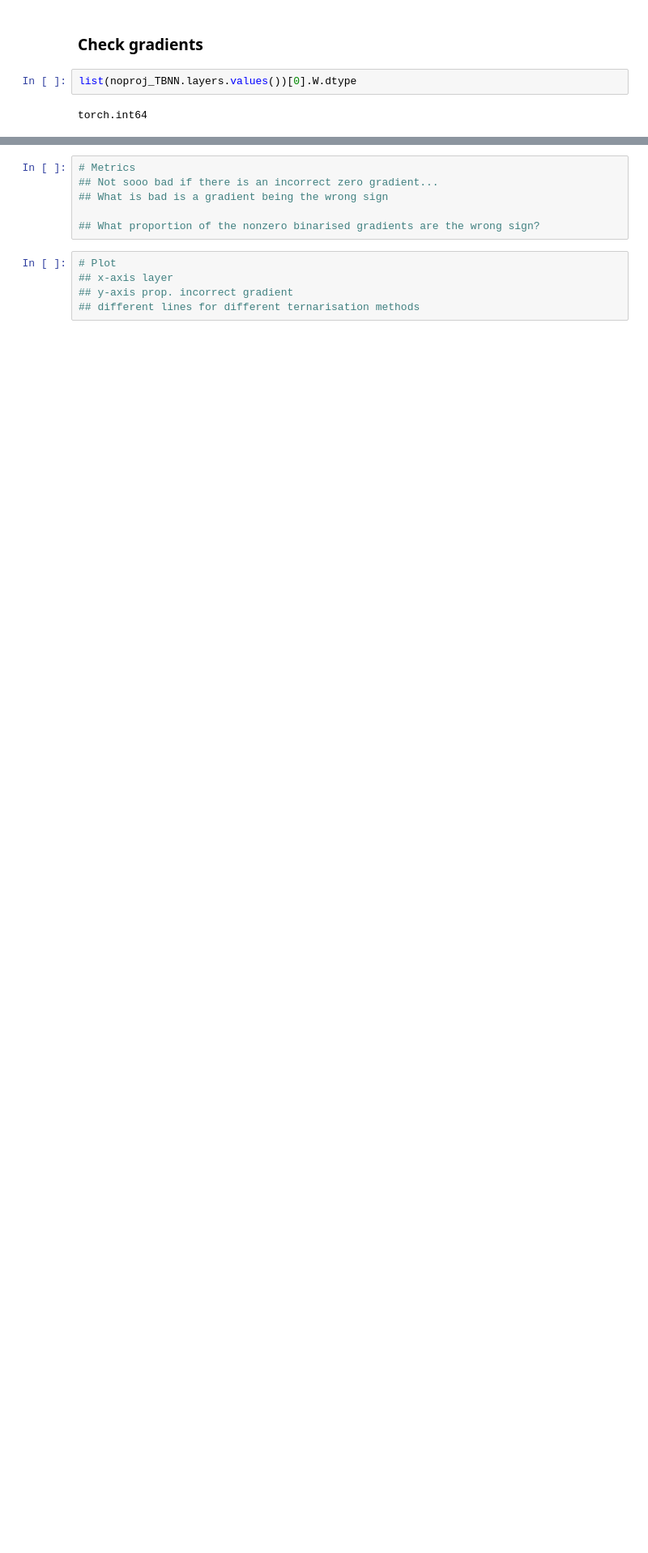
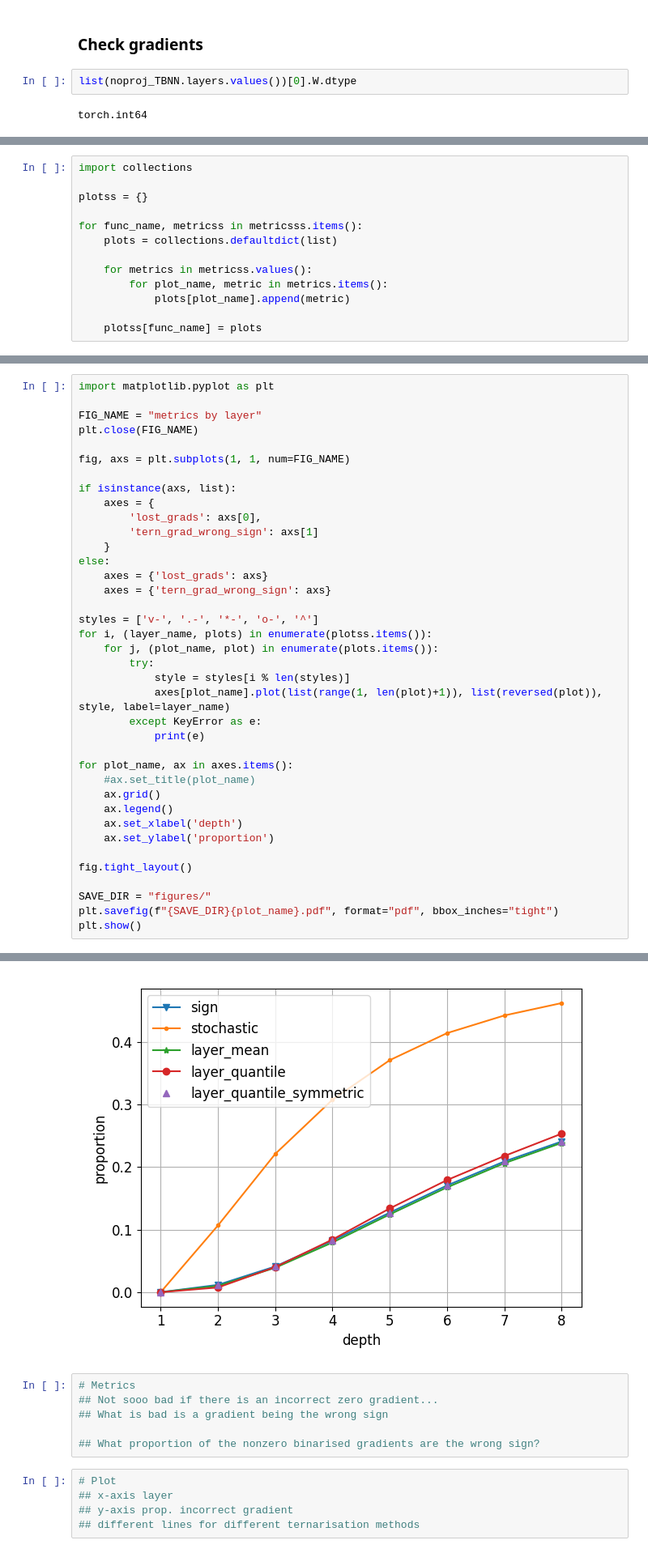
Before and after one commit to ryanjakecherian/bnn, a Jupyter notebook: notebooks/gradient_sign.ipynb, the cells around one changed output, grey strips where cells are left out. Shown at 81% size. Saved outputs shown, nothing was run; the diff lists cells and outputs as text; blank space fills up the shorter version.

```diff
--- a/notebooks/gradient_sign.ipynb
+++ b/notebooks/gradient_sign.ipynb
@@ -200,0 +233,13 @@ nonzero tern grad wrong sign: 0.000
+# %%
+import collections
+
+plotss = {}
+
+for func_name, metricss in metricsss.items():
+    plots = collections.defaultdict(list)
+
+    for metrics in metricss.values():
+        for plot_name, metric in metrics.items():
+            plots[plot_name].append(metric)
+
+    plotss[func_name] = plots
@@ -200,0 +248,39 @@ nonzero tern grad wrong sign: 0.000
+# %%
+import matplotlib.pyplot as plt
+
+FIG_NAME = "metrics by layer"
+plt.close(FIG_NAME)
+
+fig, axs = plt.subplots(1, 1, num=FIG_NAME)
+
+if isinstance(axs, list):
+    axes = {
+        'lost_grads': axs[0],
+        'tern_grad_wrong_sign': axs[1]
+    }
+else:
+    axes = {'lost_grads': axs}
+    axes = {'tern_grad_wrong_sign': axs}
+
+styles = ['v-', '.-', '*-', 'o-', '^']
+for i, (layer_name, plots) in enumerate(plotss.items()):
+    for j, (plot_name, plot) in enumerate(plots.items()):
+        try:
+            style = styles[i % len(styles)]
+            axes[plot_name].plot(list(range(1, len(plot)+1)), list(reversed(plot)), style, label=layer_name)
+        except KeyError as e:
+            print(e)
+
+for plot_name, ax in axes.items():
+    #ax.set_title(plot_name)
+    ax.grid()
+    ax.legend()
+    ax.set_xlabel('depth')
+    ax.set_ylabel('proportion')
+
+fig.tight_layout()
+
+SAVE_DIR = "figures/"
+plt.savefig(f"{SAVE_DIR}{plot_name}.pdf", format="pdf", bbox_inches="tight")
+plt.show()
+# %% [output]
@@ -201,3 +292,4 @@ nonzero tern grad wrong sign: 0.000
+[figure, added]
 # %%
 # Metrics
 ## Not sooo bad if there is an incorrect zero gradient...
```
Also changed, not shown: parts of 30 cells of this notebook, 5 other files.
